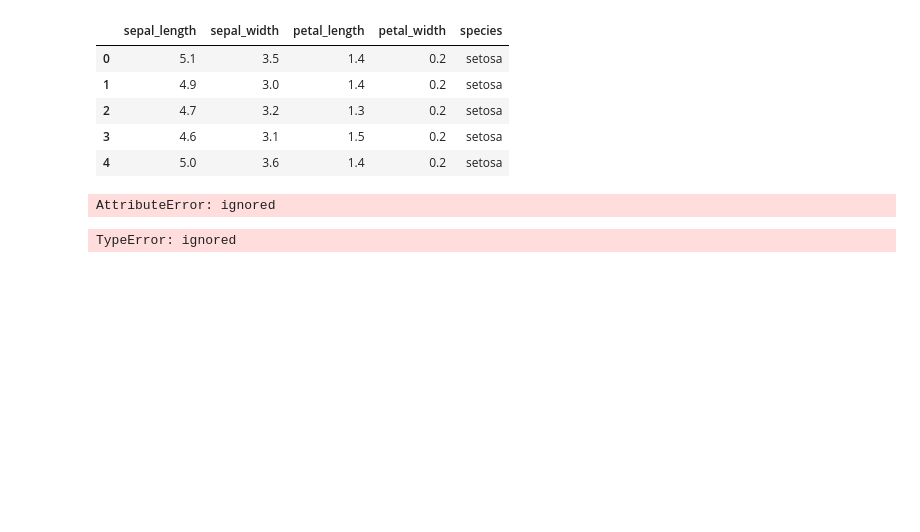
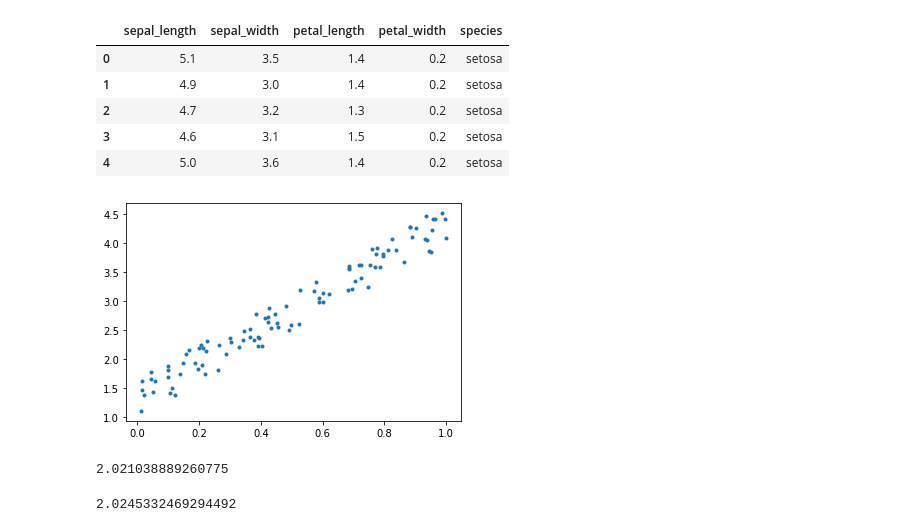
Before and after one commit to parkyanghu/Machine-Learning1901266, a Jupyter notebook: 박양후_7강8강.ipynb, the cells around one changed output. Drawn from its saved outputs; the diff is of its cells as text; code cells hidden in the pictures; blank space fills up the shorter version.

```diff
--- a/박양후_7강8강.ipynb
+++ b/박양후_7강8강.ipynb
@@ -39,12 +41,11 @@ import numpy as np
 # %%
-x=np.ramdom.rand(100)
+x=np.random.rand(100)
 eps=np.random.rand(100)/1.5
 y=3*x+1+eps
-
 plt.plot(x,y,'.')
 plt.show()
 # %% [output]
-AttributeError: ignored
+[figure, added]
 # %%
 a=0
 b=0
@@ -53,15 +54,13 @@ n=100
 err_evolve=[]
 it_index=[]
 for it in range(2000):
+
   delta_a=0
   delta_b=0
-
   err=0
   for i in range(n):
-   delta_a=delta_a+2*(a*x[i]+b-y[i])*x[i]
-   delta_a=delta_b+2*a(*x[i]+b-y[i])
+   delta_a= delta_a + 2*(a*x[i]+b-y[i])*x[i]
+   delta_b= delta_b + 2*(a*x[i]+b-y[i])
    err=err+(a*x[i]+b-y[i])*(a*x[i]+b-y[i])/n
   a=a-alpha*delta_a/n
   b=a+alpha*delta_b/n
-# %% [output]
-TypeError: ignored
@@ -67,0 +76,8 @@ TypeError: ignored
+# %%
+a
+# %% [output]
+2.021038889260775
+# %%
+b
+# %% [output]
+2.0245332469294492
```
Also changed, not shown: parts of 43 cells of this notebook.
